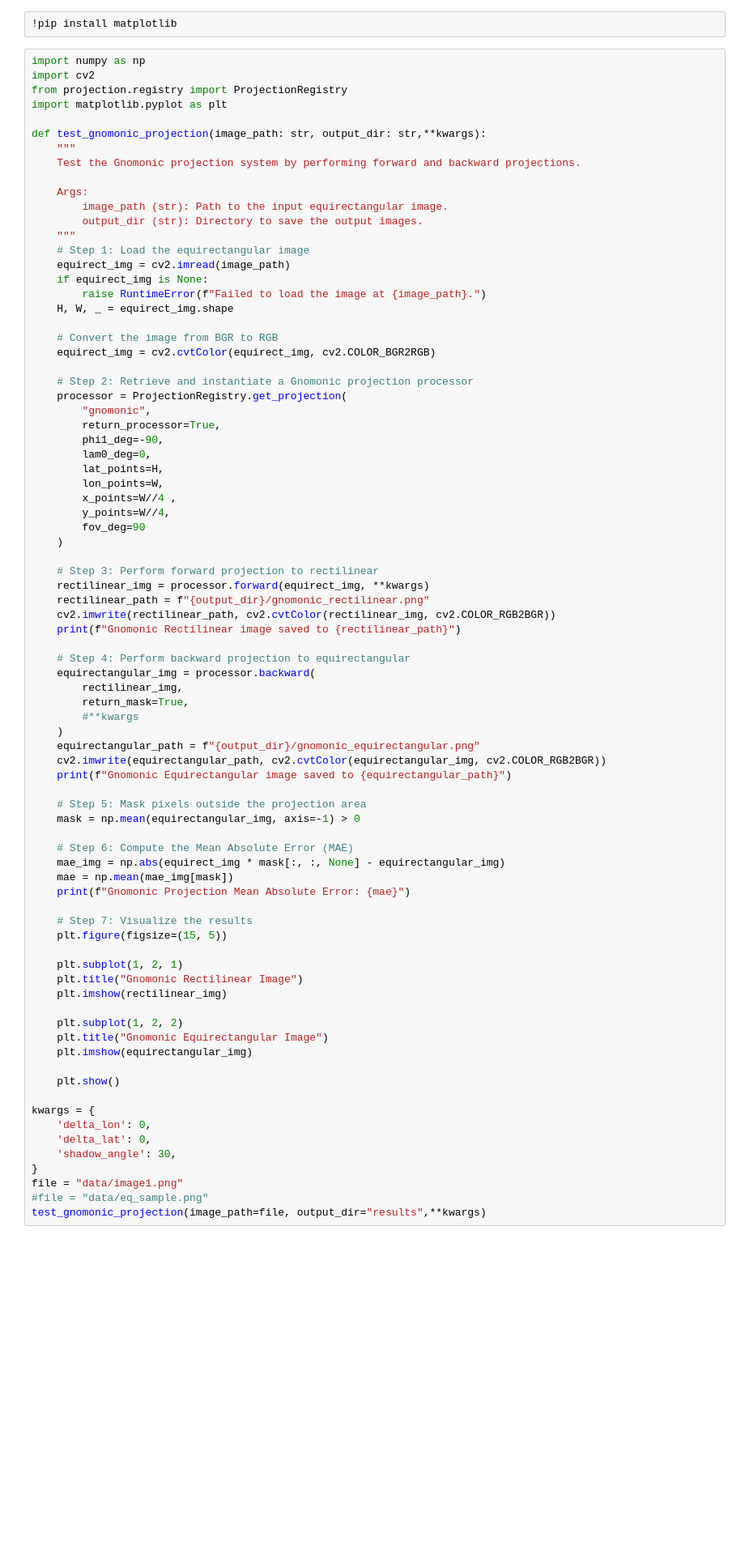
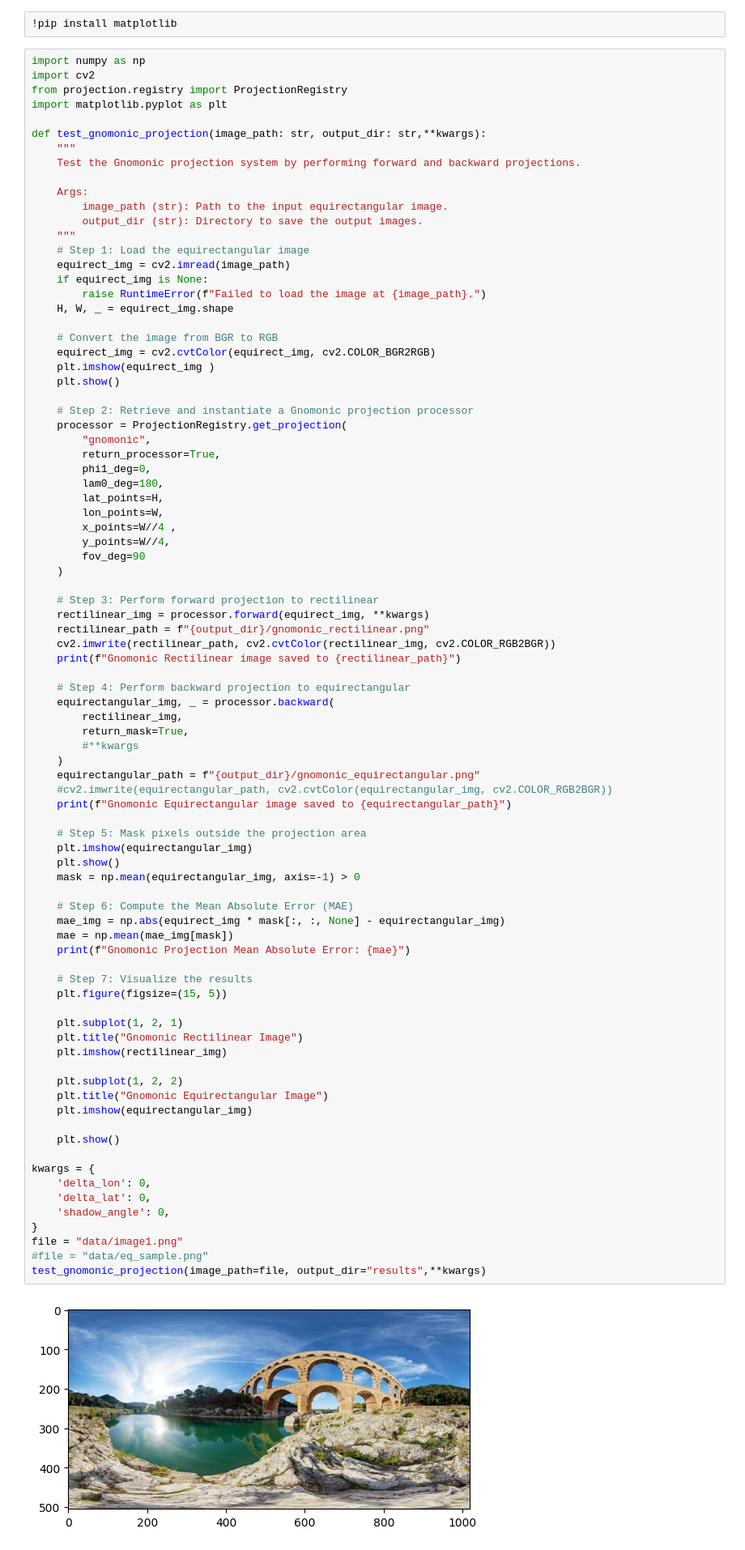
Before and after one commit to RobinsonGarcia/ProjectionRegistry, a Jupyter notebook: main.ipynb, the cells around one changed output. Shown: that part at 81% size. Saved outputs shown, nothing was run; the diff lists cells and outputs as text; blank space fills up the shorter version.

```diff
--- a/main.ipynb
+++ b/main.ipynb
@@ -282,13 +50,15 @@ def test_gnomonic_projection(image_path: str, output_dir: str,**kwargs):
 
     # Convert the image from BGR to RGB
     equirect_img = cv2.cvtColor(equirect_img, cv2.COLOR_BGR2RGB)
+    plt.imshow(equirect_img )
+    plt.show()
 
     # Step 2: Retrieve and instantiate a Gnomonic projection processor
     processor = ProjectionRegistry.get_projection(
         "gnomonic",
         return_processor=True,
-        phi1_deg=-90,
-        lam0_deg=0,
+        phi1_deg=0,
+        lam0_deg=180,
         lat_points=H,
         lon_points=W,
         x_points=W//4 ,
@@ -303,41 +73,45 @@ def test_gnomonic_projection(image_path: str, output_dir: str,**kwargs):
     print(f"Gnomonic Rectilinear image saved to {rectilinear_path}")
 
     # Step 4: Perform backward projection to equirectangular
-    equirectangular_img = processor.backward(
+    equirectangular_img, _ = processor.backward(
         rectilinear_img,
         return_mask=True,
         #**kwargs
     )
     equirectangular_path = f"{output_dir}/gnomonic_equirectangular.png"
-    cv2.imwrite(equirectangular_path, cv2.cvtColor(equirectangular_img, cv2.COLOR_RGB2BGR))
+    #cv2.imwrite(equirectangular_path, cv2.cvtColor(equirectangular_img, cv2.COLOR_RGB2BGR))
     print(f"Gnomonic Equirectangular image saved to {equirectangular_path}")
 
     # Step 5: Mask pixels outside the projection area
+    plt.imshow(equirectangular_img)
+    plt.show()
     mask = np.mean(equirectangular_img, axis=-1) > 0
 
     # Step 6: Compute the Mean Absolute Error (MAE)
     mae_img = np.abs(equirect_img * mask[:, :, None] - equirectangular_img)
     mae = np.mean(mae_img[mask])
     print(f"Gnomonic Projection Mean Absolute Error: {mae}")
 
     # Step 7: Visualize the results
     plt.figure(figsize=(15, 5))
 
     plt.subplot(1, 2, 1)
     plt.title("Gnomonic Rectilinear Image")
     plt.imshow(rectilinear_img)
 
     plt.subplot(1, 2, 2)
     plt.title("Gnomonic Equirectangular Image")
     plt.imshow(equirectangular_img)
 
     plt.show()
 
 kwargs = {
     'delta_lon': 0,
     'delta_lat': 0,
-    'shadow_angle': 30,
+    'shadow_angle': 0,
 }
 file = "data/image1.png"
 #file = "data/eq_sample.png"
 test_gnomonic_projection(image_path=file, output_dir="results",**kwargs)
+# %% [output]
+[figure, added]
```
Also changed, not shown: parts of 9 cells of this notebook, 4 other files.
